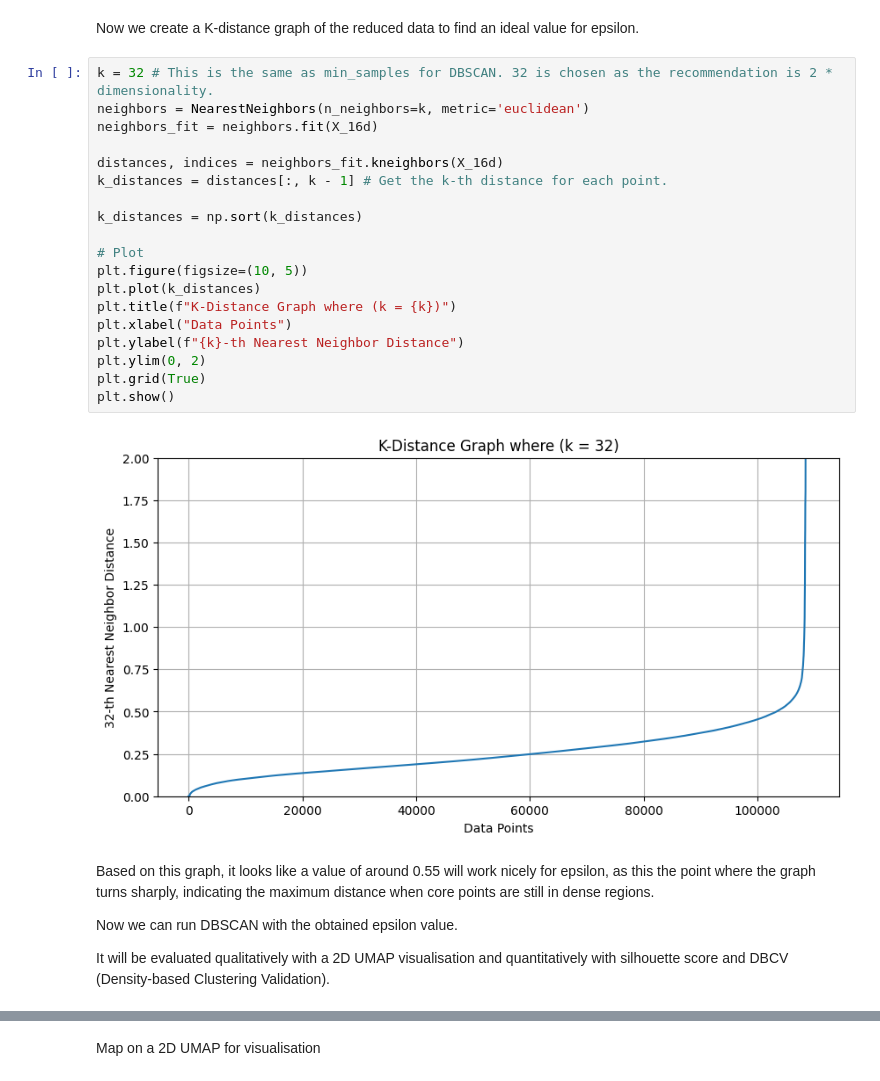
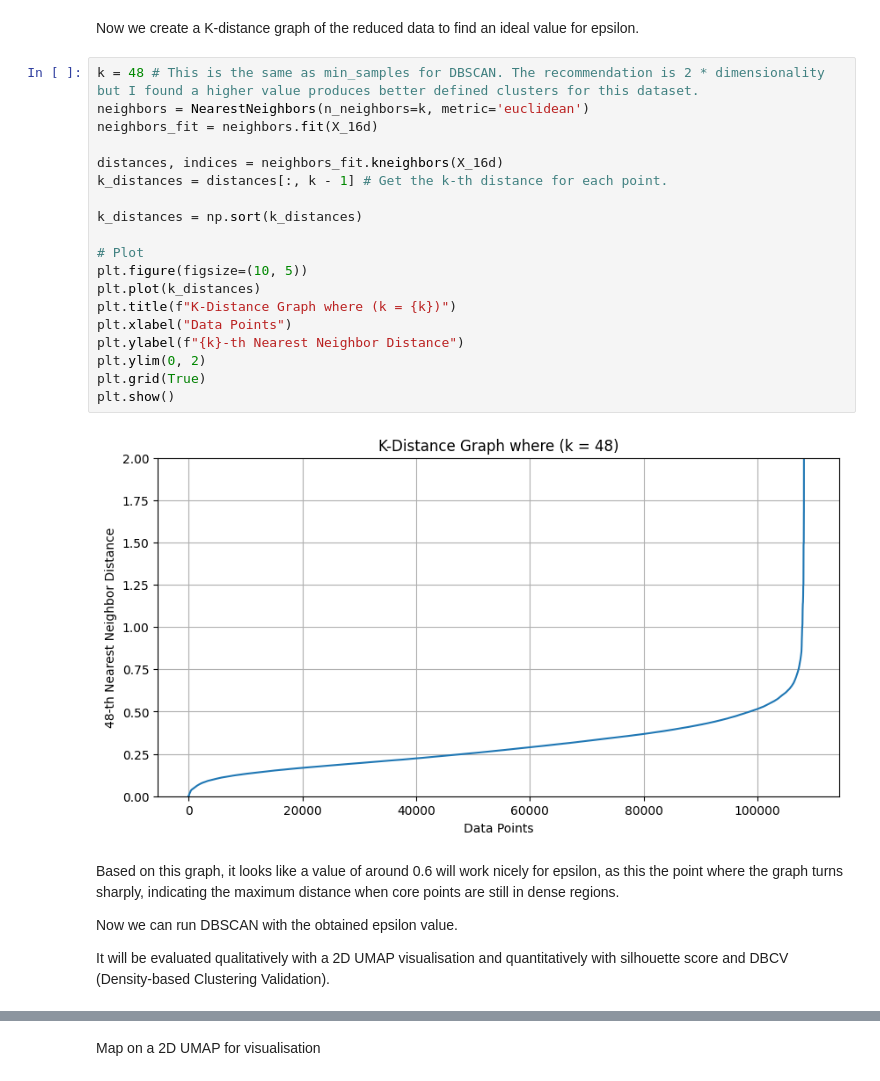
Before and after one commit to Erica-99/CTIP-misinfo-detection, a Jupyter notebook: model_training.ipynb, the cells around one changed output, grey strips where cells are left out. Cells and saved outputs as stored; diff of their text form.

```diff
--- a/model_training.ipynb
+++ b/model_training.ipynb
@@ -413,28 +412,28 @@ X_16d = np.nan_to_num(X_16d)
 # %% [markdown]
 Now we create a K-distance graph of the reduced data to find an ideal value for epsilon.
 # %%
-k = 32 # This is the same as min_samples for DBSCAN. 32 is chosen as the recommendation is 2 * dimensionality.
+k = 48 # This is the same as min_samples for DBSCAN. The recommendation is 2 * dimensionality but I found a higher value produces better defined clusters for this dataset.
 neighbors = NearestNeighbors(n_neighbors=k, metric='euclidean')
 neighbors_fit = neighbors.fit(X_16d)
 
 distances, indices = neighbors_fit.kneighbors(X_16d)
 k_distances = distances[:, k - 1] # Get the k-th distance for each point.
 
 k_distances = np.sort(k_distances)
 
 # Plot
 plt.figure(figsize=(10, 5))
 plt.plot(k_distances)
 plt.title(f"K-Distance Graph where (k = {k})")
 plt.xlabel("Data Points")
 plt.ylabel(f"{k}-th Nearest Neighbor Distance")
 plt.ylim(0, 2)
 plt.grid(True)
 plt.show()
 # %% [output]
-[figure, old version]
+[figure, new version]
 # %% [markdown]
-Based on this graph, it looks like a value of around 0.55 will work nicely for epsilon, as this the point where the graph turns sharply, indicating the maximum distance when core points are still in dense regions.
+Based on this graph, it looks like a value of around 0.6 will work nicely for epsilon, as this the point where the graph turns sharply, indicating the maximum distance when core points are still in dense regions.
 
 Now we can run DBSCAN with the obtained epsilon value.
 
```
Also changed, not shown: parts of 8 cells of this notebook.
